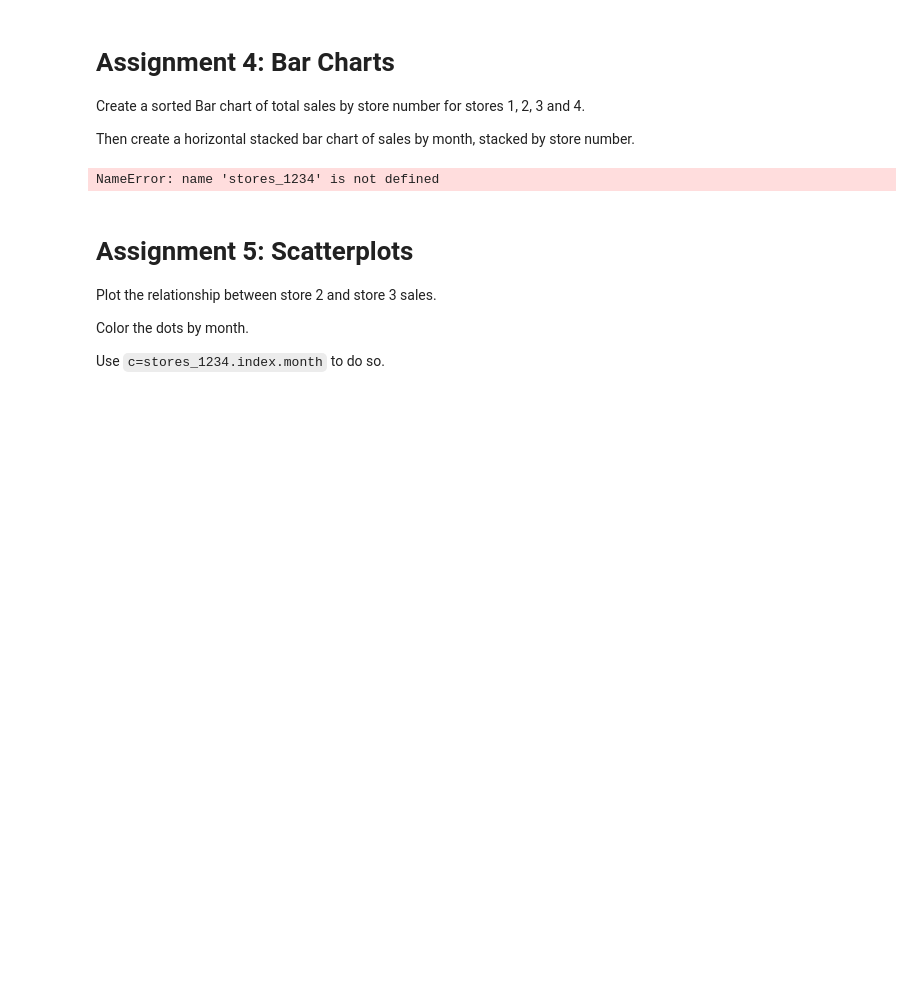
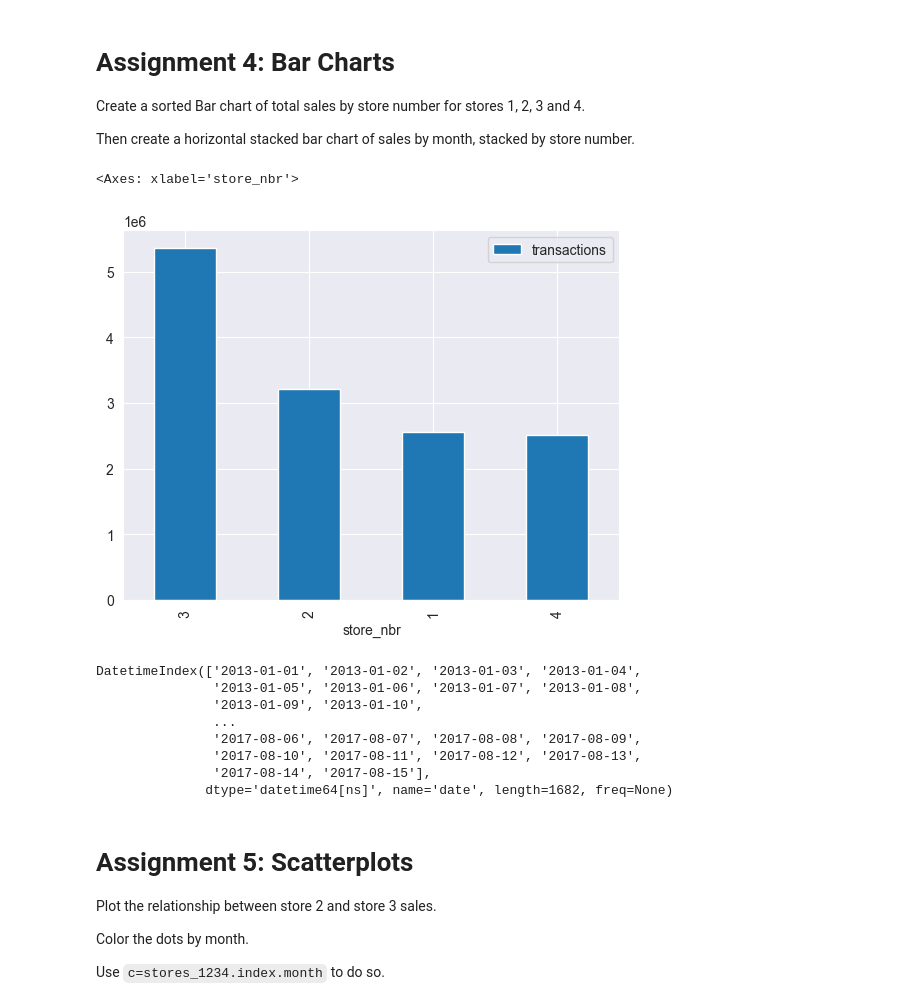
Before and after one commit to jameslaurence82/Udemy-Python_DataAnalysis_NumpyPandas, a Jupyter notebook: Pandas Course Resources/Course_Assignments/section05_data_viz.ipynb, the cells around one changed output. Saved outputs shown, nothing was run; the diff lists cells and outputs as text; code cells hidden in the pictures; blank space fills up the shorter version.

```diff
--- a/Pandas Course Resources/Course_Assignments/section05_data_viz.ipynb
+++ b/Pandas Course Resources/Course_Assignments/section05_data_viz.ipynb
@@ -96,13 +151,28 @@ transactions.head()
 Create a sorted Bar chart of total sales by store number for stores 1, 2, 3 and 4.
 
 Then create a horizontal stacked bar chart of sales by month, stacked by store number.
+# %%
+stores_1234 = transactions.pivot_table(
+    index='store_nbr',
+    aggfunc=({'transactions':'sum'})
+)
+stores_1234.iloc[:4,:].sort_values(by='transactions', ascending=False).plot.bar()
+# %% [output]
+<Axes: xlabel='store_nbr'>
+[figure, added]
 # %%
 # convert dates to datetime64
-
 stores_1234.index = stores_1234.index.astype("datetime64[ns]")
 
-stores_1234
+stores_1234.index
 # %% [output]
-NameError: name 'stores_1234' is not defined
+DatetimeIndex(['2013-01-01', '2013-01-02', '2013-01-03', '2013-01-04',
+               '2013-01-05', '2013-01-06', '2013-01-07', '2013-01-08',
+               '2013-01-09', '2013-01-10',
+               ...
+               '2017-08-06', '2017-08-07', '2017-08-08', '2017-08-09',
+               '2017-08-10', '2017-08-11', '2017-08-12', '2017-08-13',
+               '2017-08-14', '2017-08-15'],
+              dtype='datetime64[ns]', name='date', length=1682, freq=None)
 # %%
 # stores_1234.index.month will allow you to groupby the month! You can also slice it.
```
Also changed, not shown: parts of 8 cells of this notebook, 1 other file.
